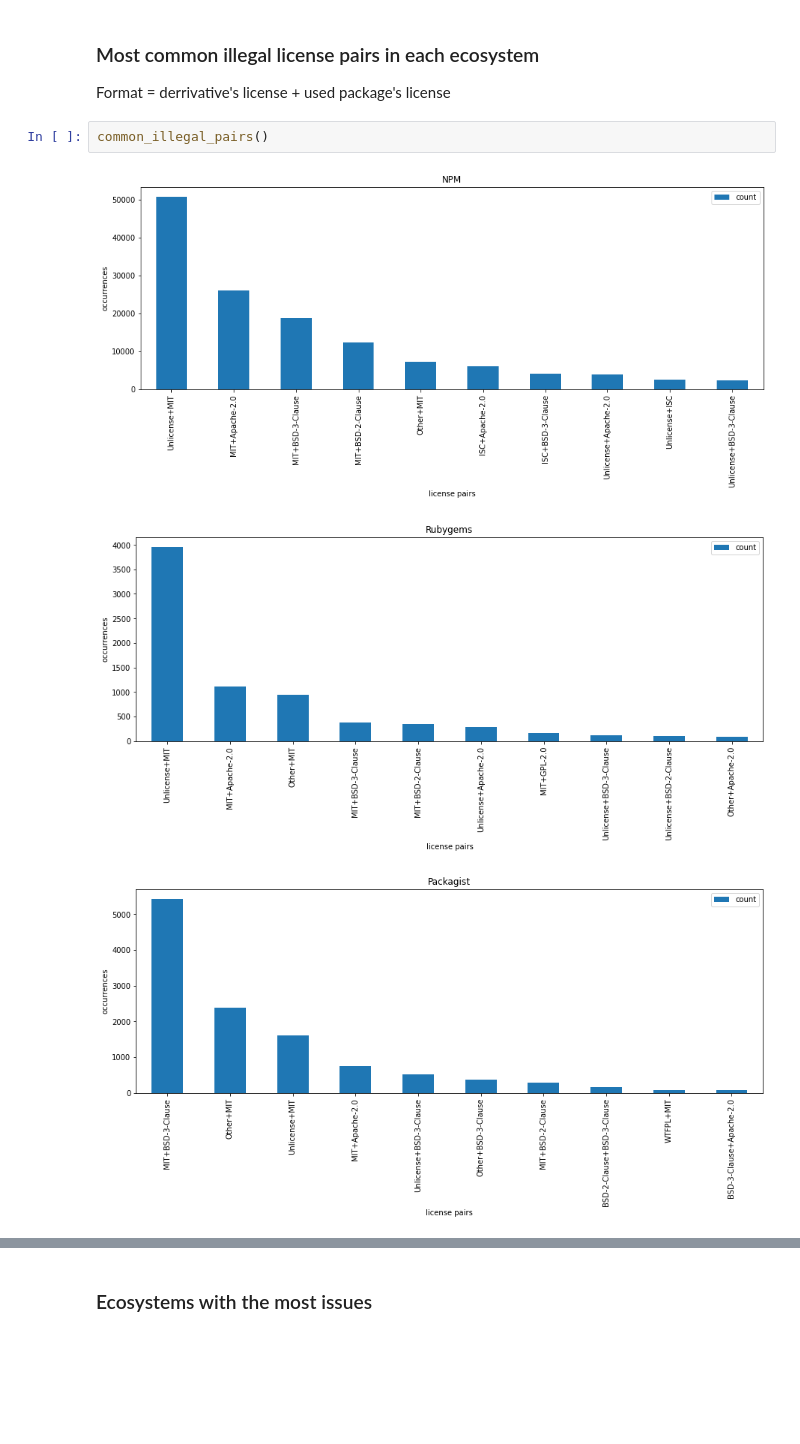
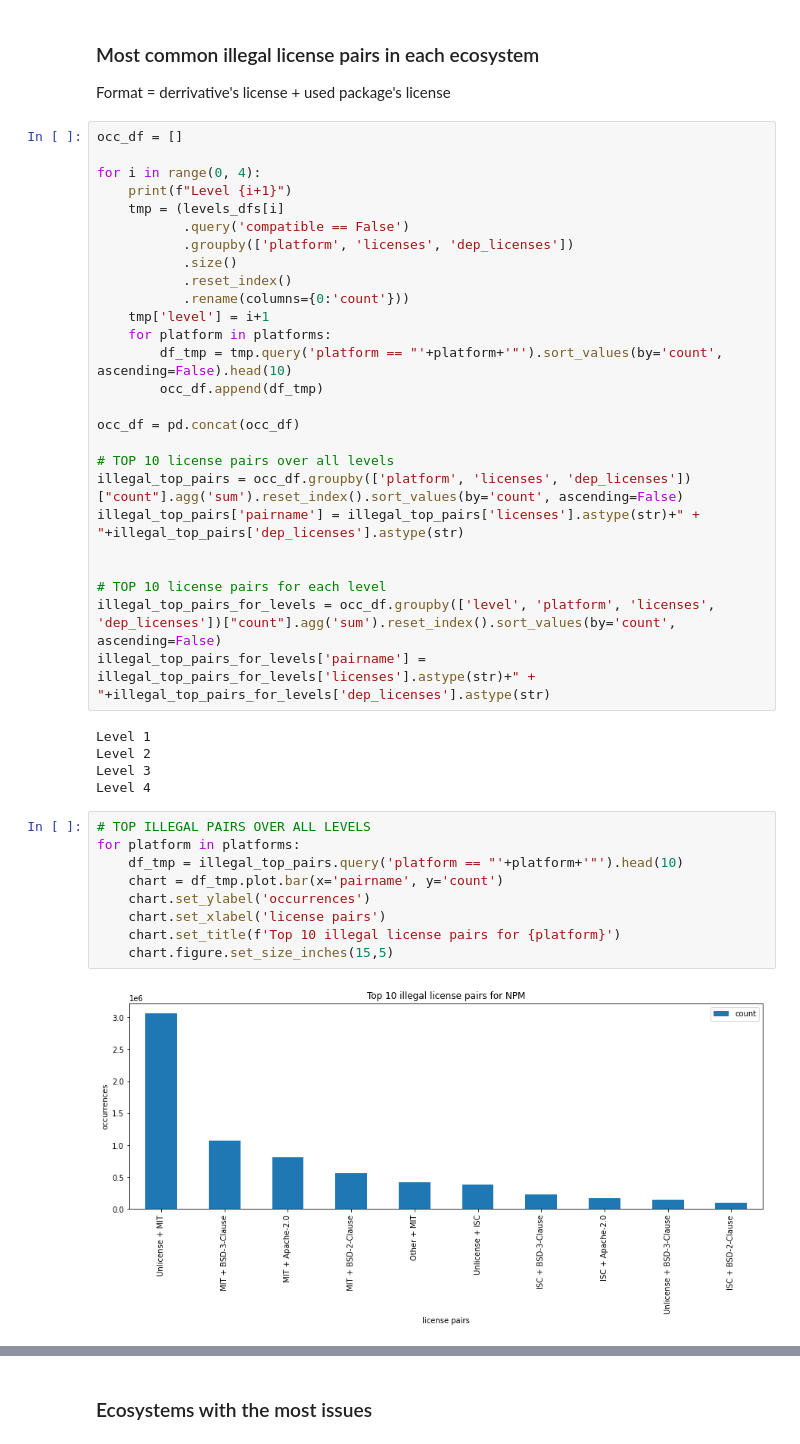
Before and after one commit to IlyasMakari/license-research, a Jupyter notebook: License exploration.ipynb, the cells around one changed output, grey strips where cells are left out. Drawn from its saved outputs; the diff is of its cells as text; blank space fills up the shorter version.

```diff
--- a/License exploration.ipynb
+++ b/License exploration.ipynb
@@ -288,9 +327,45 @@ common_pairs()
 # %% [markdown]
 ### Most common illegal license pairs in each ecosystem
 Format = derrivative's license + used package's license
-# %%
-common_illegal_pairs()
-# %% [output]
-[figure, removed]
-[figure, removed]
-[figure, removed]
+# %%
+occ_df = []
+
+for i in range(0, 4):
+    print(f"Level {i+1}")
+    tmp = (levels_dfs[i]
+           .query('compatible == False')
+           .groupby(['platform', 'licenses', 'dep_licenses'])
+           .size()
+           .reset_index()
+           .rename(columns={0:'count'}))
+    tmp['level'] = i+1
+    for platform in platforms:
+        df_tmp = tmp.query('platform == "'+platform+'"').sort_values(by='count', ascending=False).head(10)
+        occ_df.append(df_tmp)
+
+occ_df = pd.concat(occ_df)
+
+# TOP 10 license pairs over all levels
+illegal_top_pairs = occ_df.groupby(['platform', 'licenses', 'dep_licenses'])["count"].agg('sum').reset_index().sort_values(by='count', ascending=False)
+illegal_top_pairs['pairname'] = illegal_top_pairs['licenses'].astype(str)+" + "+illegal_top_pairs['dep_licenses'].astype(str)
+
+
+# TOP 10 license pairs for each level
+illegal_top_pairs_for_levels = occ_df.groupby(['level', 'platform', 'licenses', 'dep_licenses'])["count"].agg('sum').reset_index().sort_values(by='count', ascending=False)
+illegal_top_pairs_for_levels['pairname'] = illegal_top_pairs_for_levels['licenses'].astype(str)+" + "+illegal_top_pairs_for_levels['dep_licenses'].astype(str)
+# %% [output]
+Level 1
+Level 2
+Level 3
+Level 4
+# %%
+# TOP ILLEGAL PAIRS OVER ALL LEVELS
+for platform in platforms:
+    df_tmp = illegal_top_pairs.query('platform == "'+platform+'"').head(10)
+    chart = df_tmp.plot.bar(x='pairname', y='count')
+    chart.set_ylabel('occurrences')
+    chart.set_xlabel('license pairs')
+    chart.set_title(f'Top 10 illegal license pairs for {platform}')
+    chart.figure.set_size_inches(15,5)
+# %% [output]
+[figure, added]
```
Also changed, not shown: parts of 27 cells of this notebook.
